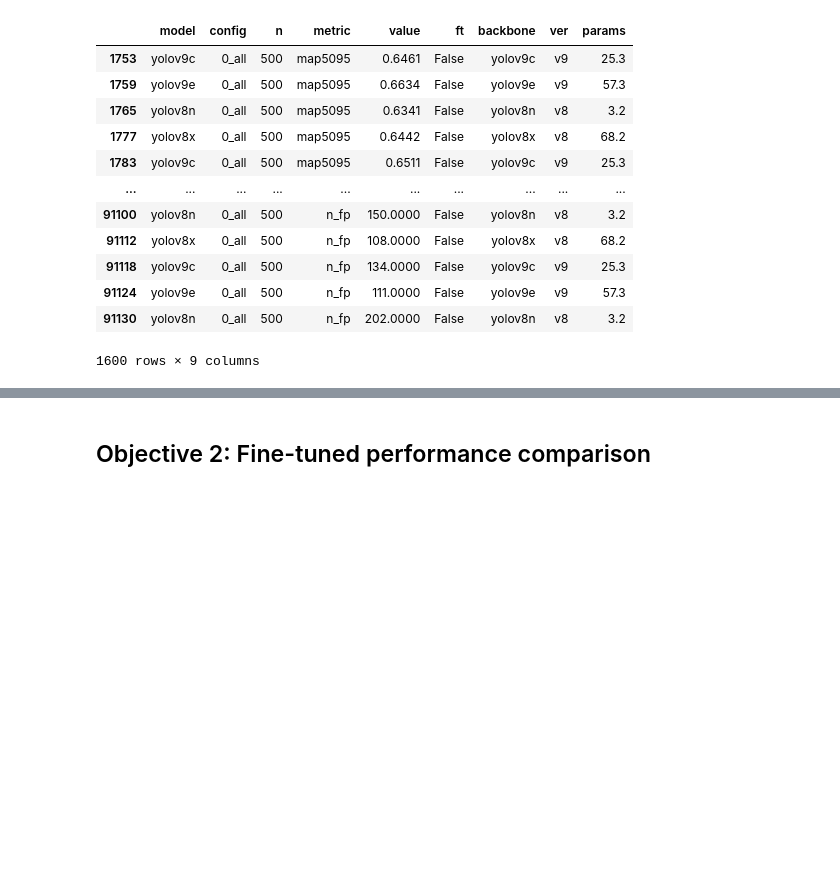
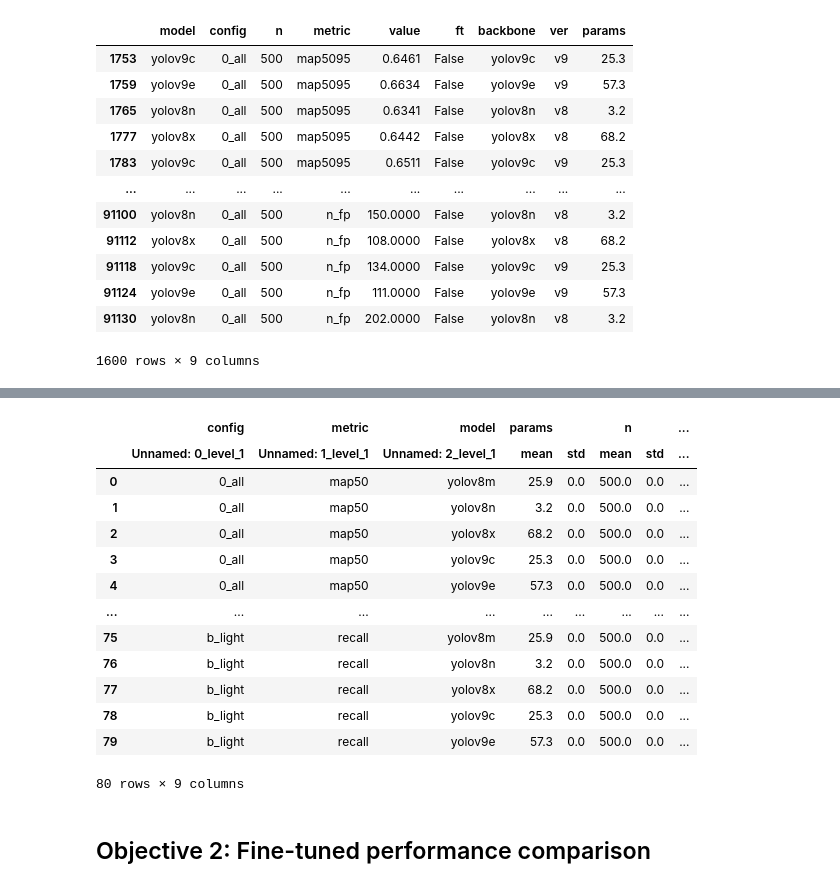
Before and after one commit to Niche-Squad/COLO, a Jupyter notebook: _3_evaluate.ipynb, the cells around one changed output, grey strips where cells are left out. Saved outputs shown, nothing was run; the diff lists cells and outputs as text; code cells hidden in the pictures; blank space fills up the shorter version.

```diff
--- a/_3_evaluate.ipynb
+++ b/_3_evaluate.ipynb
@@ -254,9 +293,27 @@ g.figure.savefig(os.path.join(file_out, "fig2_models.png"), dpi=300)
 # %%
-data_fig.groupby(["config", "metric", "model"]).\
+data_fig.loc[:, ["model", "params", "config", "n", "metric", "value"]].\
+    groupby(["config", "metric", "model"]).\
     aggregate(["mean", "std"]).\
         reset_index().\
             to_csv(os.path.join(file_out, "fig2_models.csv"),
                    index=False)
+fig2_models = pd.read_csv(os.path.join(file_out, "fig2_models.csv"), header=[0, 1])
+fig2_models
+# %% [output]
+|  | config | metric | model | params |  | n |  | ... |
+|  | Unnamed: 0_level_1 | Unnamed: 1_level_1 | Unnamed: 2_level_1 | mean | std | mean | std | ... |
+| 0 | 0_all | map50 | yolov8m | 25.9 | 0.0 | 500.0 | 0.0 | ... |
+| 1 | 0_all | map50 | yolov8n | 3.2 | 0.0 | 500.0 | 0.0 | ... |
+| 2 | 0_all | map50 | yolov8x | 68.2 | 0.0 | 500.0 | 0.0 | ... |
+| 3 | 0_all | map50 | yolov9c | 25.3 | 0.0 | 500.0 | 0.0 | ... |
+| 4 | 0_all | map50 | yolov9e | 57.3 | 0.0 | 500.0 | 0.0 | ... |
+| ... | ... | ... | ... | ... | ... | ... | ... | ... |
+| 75 | b_light | recall | yolov8m | 25.9 | 0.0 | 500.0 | 0.0 | ... |
+| 76 | b_light | recall | yolov8n | 3.2 | 0.0 | 500.0 | 0.0 | ... |
+| 77 | b_light | recall | yolov8x | 68.2 | 0.0 | 500.0 | 0.0 | ... |
+| 78 | b_light | recall | yolov9c | 25.3 | 0.0 | 500.0 | 0.0 | ... |
+| 79 | b_light | recall | yolov9e | 57.3 | 0.0 | 500.0 | 0.0 | ... |
+80 rows × 9 columns
 # %% [markdown]
 ## Objective 2: Fine-tuned performance comparison
 # %%
```
Also changed, not shown: parts of 8 cells of this notebook, 11 other files.
